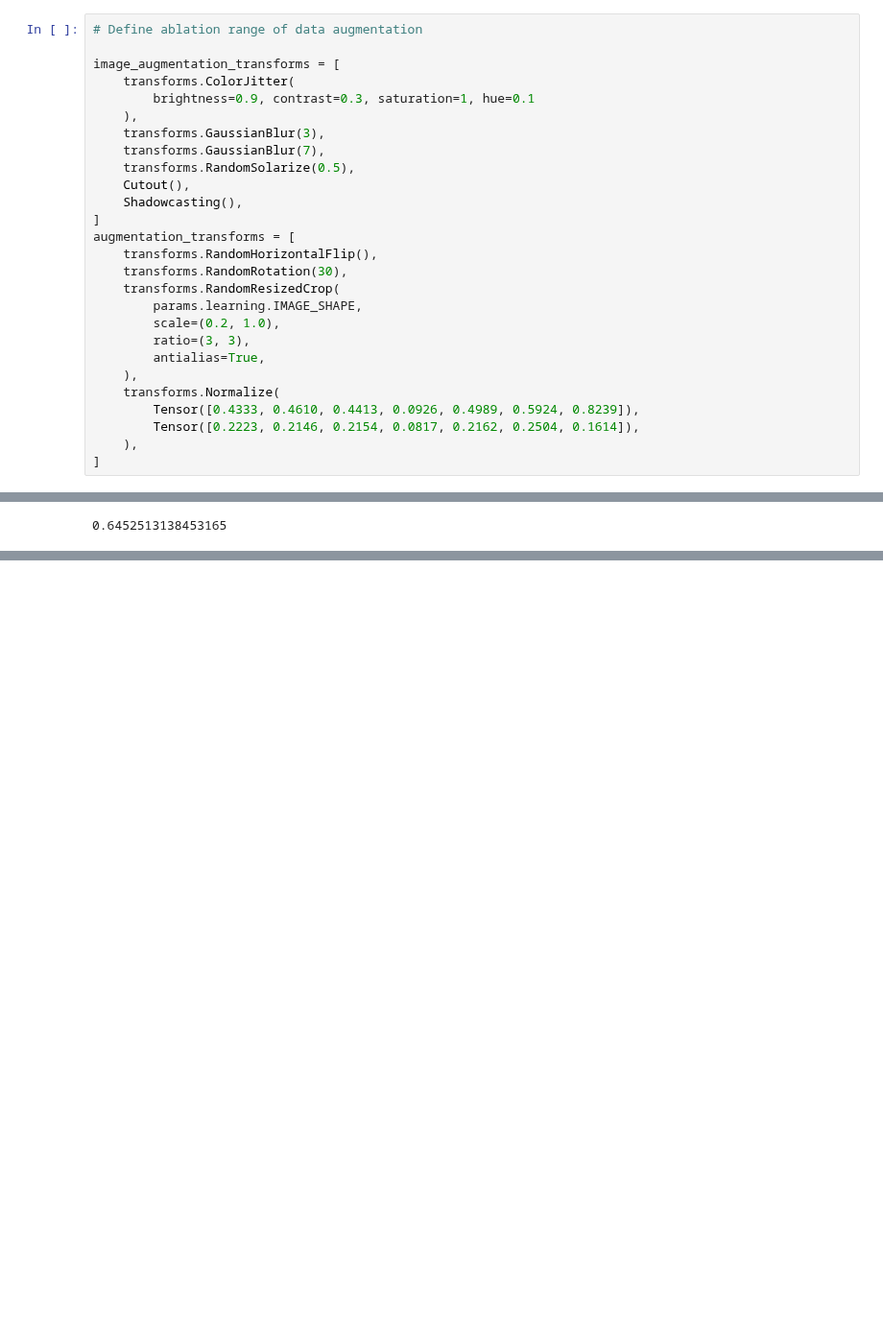
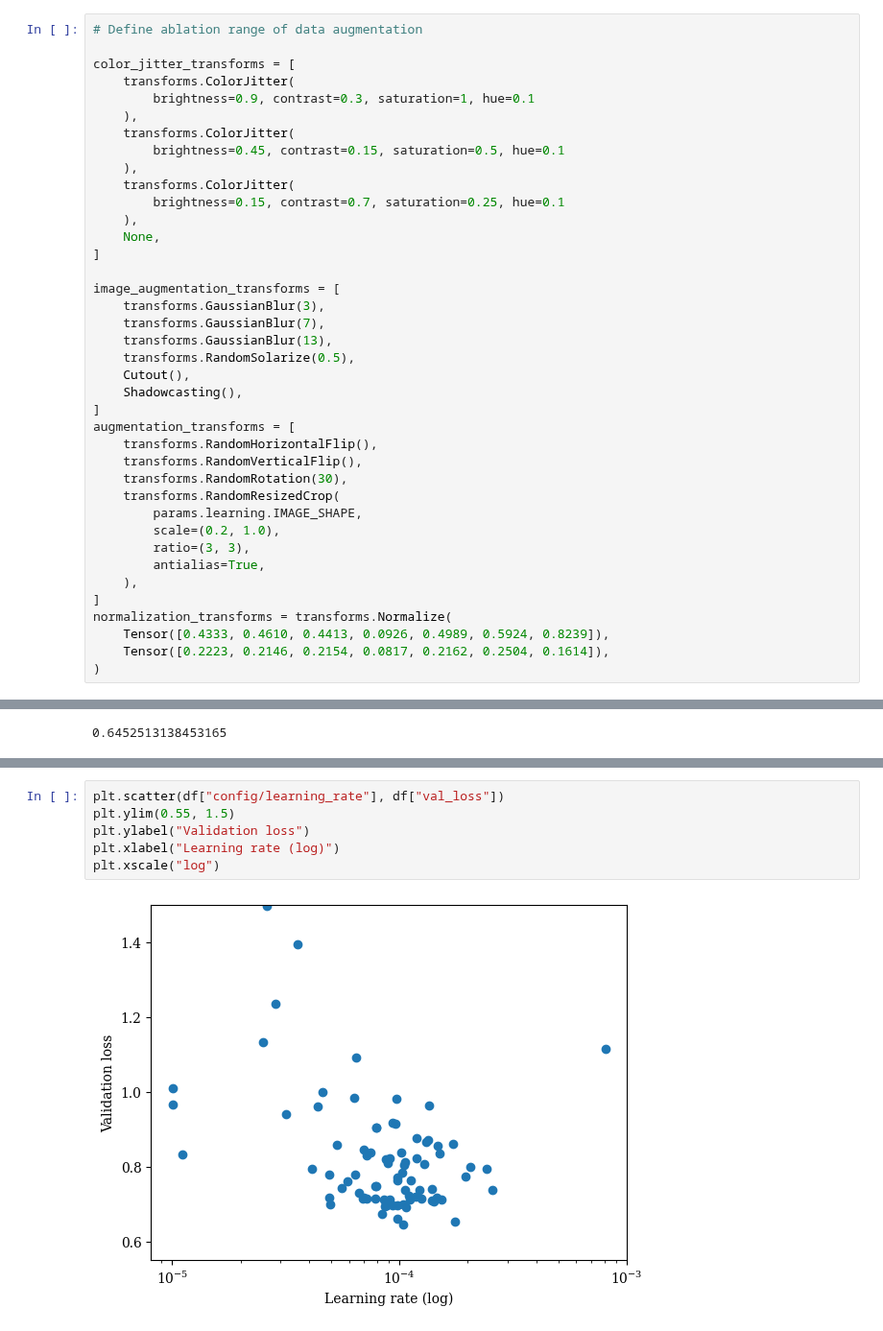
Before and after one commit to Whojo/Autonomous-Navigation-Offroad-by-traversability-analysis, a Jupyter notebook: src/models_development/multimodal_velocity_regression_alt/hyperparameter-tuning.ipynb, the cells around one changed output, grey strips where cells are left out. Shown at 96% size. Cells and saved outputs as stored; diff of their text form; blank space fills up the shorter version.

```diff
--- a/src/models_development/multimodal_velocity_regression_alt/hyperparameter-tuning.ipynb
+++ b/src/models_development/multimodal_velocity_regression_alt/hyperparameter-tuning.ipynb
@@ -34,18 +34,30 @@ device = "cuda" if torch.cuda.is_available() else "cpu"
 # %%
 # Define ablation range of data augmentation
 
-image_augmentation_transforms = [
+color_jitter_transforms = [
     transforms.ColorJitter(
         brightness=0.9, contrast=0.3, saturation=1, hue=0.1
     ),
+    transforms.ColorJitter(
+        brightness=0.45, contrast=0.15, saturation=0.5, hue=0.1
+    ),
+    transforms.ColorJitter(
+        brightness=0.15, contrast=0.7, saturation=0.25, hue=0.1
+    ),
+    None,
+]
+
+image_augmentation_transforms = [
     transforms.GaussianBlur(3),
     transforms.GaussianBlur(7),
+    transforms.GaussianBlur(13),
     transforms.RandomSolarize(0.5),
     Cutout(),
     Shadowcasting(),
 ]
 augmentation_transforms = [
     transforms.RandomHorizontalFlip(),
+    transforms.RandomVerticalFlip(),
     transforms.RandomRotation(30),
     transforms.RandomResizedCrop(
         params.learning.IMAGE_SHAPE,
@@ -53,11 +65,11 @@ augmentation_transforms = [
         ratio=(3, 3),
         antialias=True,
     ),
-    transforms.Normalize(
-        Tensor([0.4333, 0.4610, 0.4413, 0.0926, 0.4989, 0.5924, 0.8239]),
-        Tensor([0.2223, 0.2146, 0.2154, 0.0817, 0.2162, 0.2504, 0.1614]),
-    ),
 ]
+normalization_transforms = transforms.Normalize(
+    Tensor([0.4333, 0.4610, 0.4413, 0.0926, 0.4989, 0.5924, 0.8239]),
+    Tensor([0.2223, 0.2146, 0.2154, 0.0817, 0.2162, 0.2504, 0.1614]),
+)
 # %%
 # Optimizer hyperparameters
 optimizers = [
@@ -235,0 +319,8 @@ min(df["val_loss"])
+# %%
+plt.scatter(df["config/learning_rate"], df["val_loss"])
+plt.ylim(0.55, 1.5)
+plt.ylabel("Validation loss")
+plt.xlabel("Learning rate (log)")
+plt.xscale("log")
+# %% [output]
+[figure, added]
```
Also changed, not shown: parts of 13 cells of this notebook, 1 other file.
